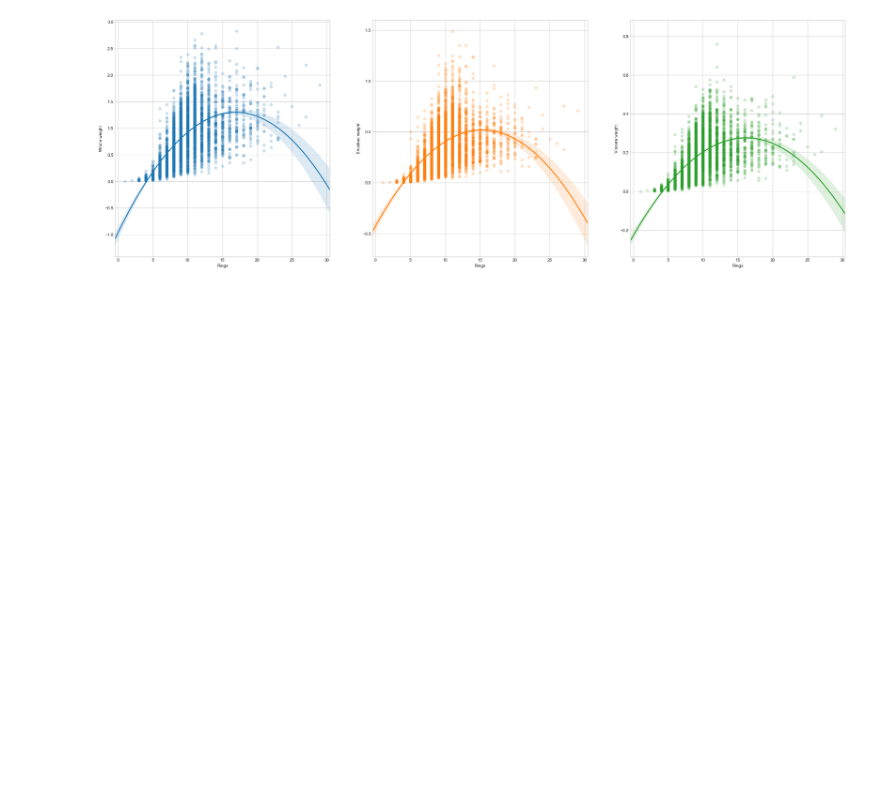
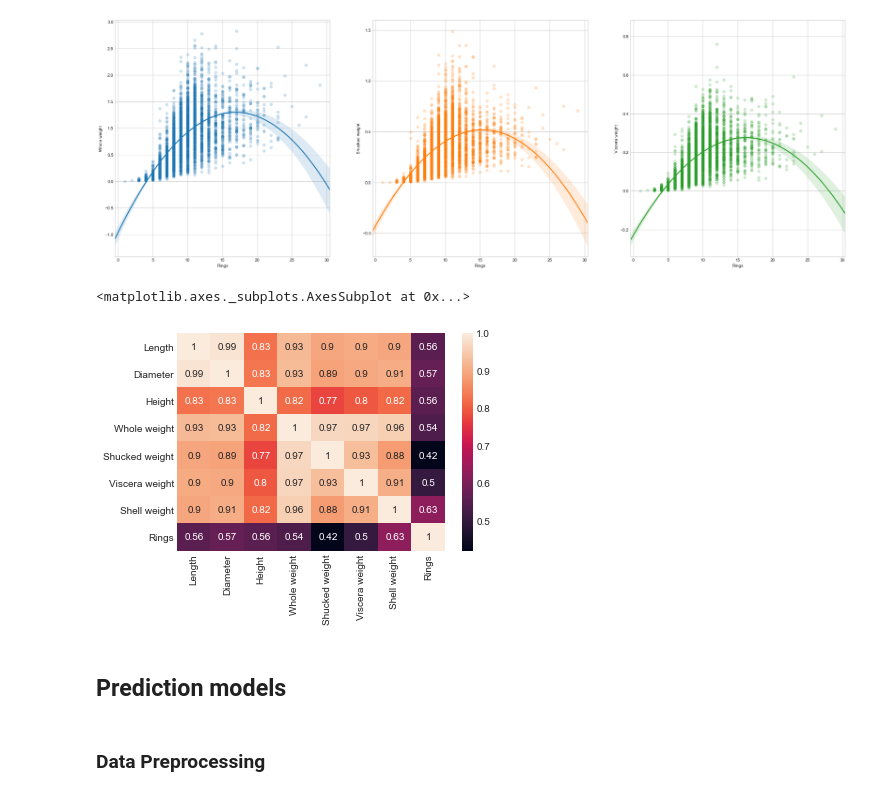
Before and after one commit to sarosam22/Machine-Learning-Python, a Jupyter notebook: Abalone/abalone.ipynb, the cells around one changed output. Saved outputs shown, nothing was run; the diff lists cells and outputs as text; code cells hidden in the pictures; blank space fills up the shorter version.

```diff
--- a/Abalone/abalone.ipynb
+++ b/Abalone/abalone.ipynb
@@ -176,3 +191,13 @@ for i,val in enumerate(axes):
     sns.regplot(x='Rings', y=features[i], data=df, order=2, ax=axes[i], scatter_kws={'alpha':0.2})
 # %% [output]
 [figure]
+# %%
+corr = df.corr()
+sns.heatmap(corr, annot=True)
+# %% [output]
+<matplotlib.axes._subplots.AxesSubplot at 0x...>
+[figure, added]
+# %% [markdown]
+<h2>Prediction models</h2>
+# %% [markdown]
+<h3>Data Preprocessing</h3>
```
Also changed, not shown: parts of 18 cells of this notebook.
